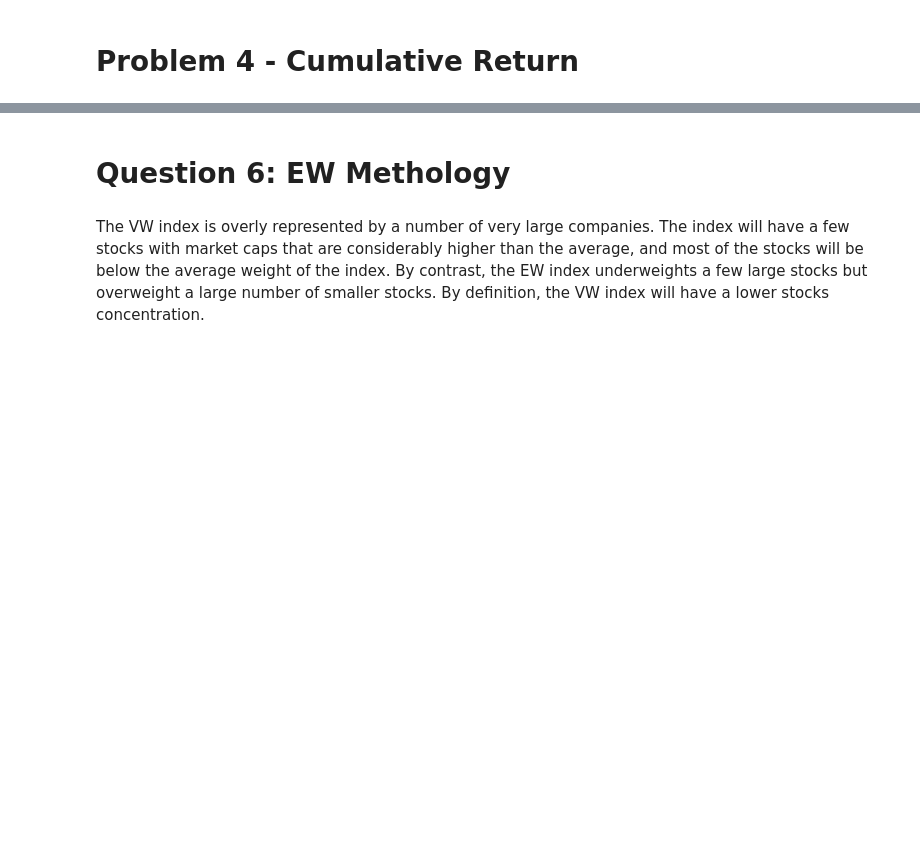
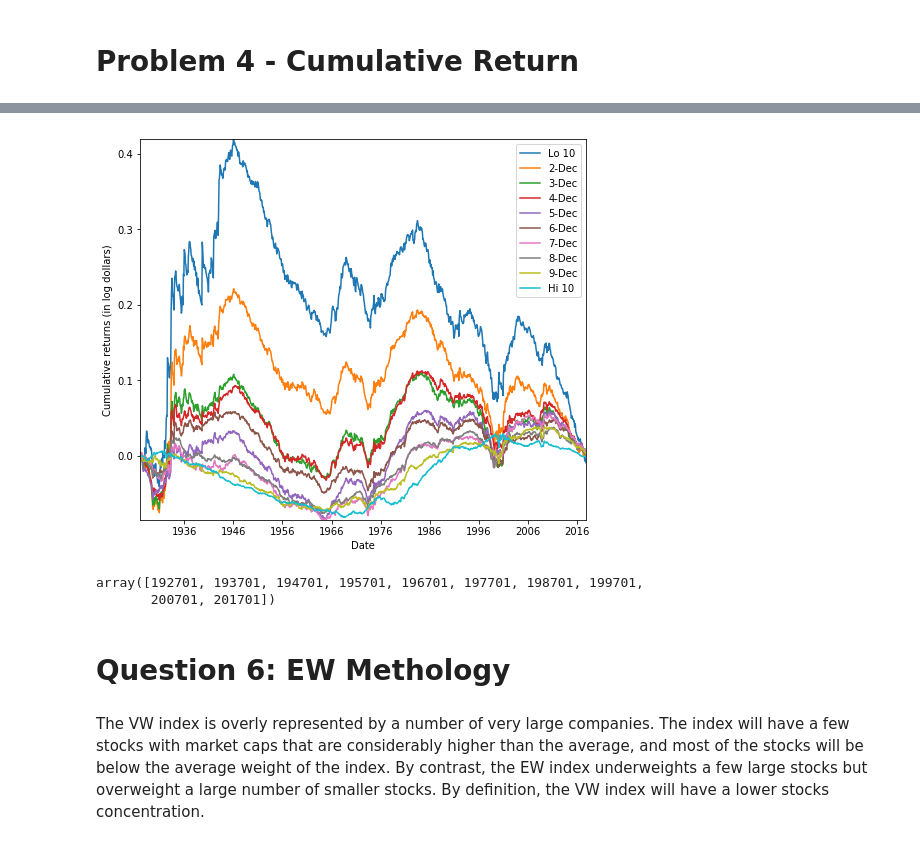
Before and after one commit to mp3201/Behavioral-Finance, a Jupyter notebook: hmwk2/Empirical 2.ipynb, the cells around one changed output, grey strips where cells are left out. Drawn from its saved outputs; the diff is of its cells as text; code cells hidden in the pictures; blank space fills up the shorter version.

Commit message:
corrected GRS and plot

```diff
--- a/hmwk2/Empirical 2.ipynb
+++ b/hmwk2/Empirical 2.ipynb
@@ -328,0 +679,5 @@ me_mon_ew_sample.head()
+# %%
+#me_mon_ew_sample.reset_index(inplace=True)
+dates = me_mon_ew_sample.index
+me_mon_ew_sample.index=pd.to_datetime([str(x) for x in dates], format='%Y%m')
+me_mon_ew_sample.tail()
@@ -329,12 +691,20 @@ me_mon_ew_sample.head()
 # %%
 plt.figure(figsize=(8, 7))
-#plt.locator_params(nbins=12, axis='x')
-plt.plot(me_mon_ew.cumsum())
+plt.plot(np.log(1+me_mon_ew_sample.iloc[:,0:10]/100).cumsum())
 plt.autoscale(tight=True)
 plt.legend(['Lo 10', '2-Dec', '3-Dec', '4-Dec', '5-Dec', '6-Dec', '7-Dec', '8-Dec', '9-Dec', 'Hi 10'])
+#plt.xticks(me_mon_ew_sample.index, np.arange(192701, 201712, 1000))
+#plt.locator_params(nticks=500, axis='x')
 plt.xlabel('Date')
 plt.ylabel('Cumulative returns (in log dollars)')
 plt.show()
+# %% [output]
+[figure, added]
+# %%
+np.arange(192701, 201712, 1000)
+# %% [output]
+array([192701, 193701, 194701, 195701, 196701, 197701, 198701, 199701,
+       200701, 201701])
 # %% [markdown]
 # Question 6: EW Methology
 # %% [markdown]
```
Also changed, not shown: parts of 48 cells of this notebook, 3 other files.
